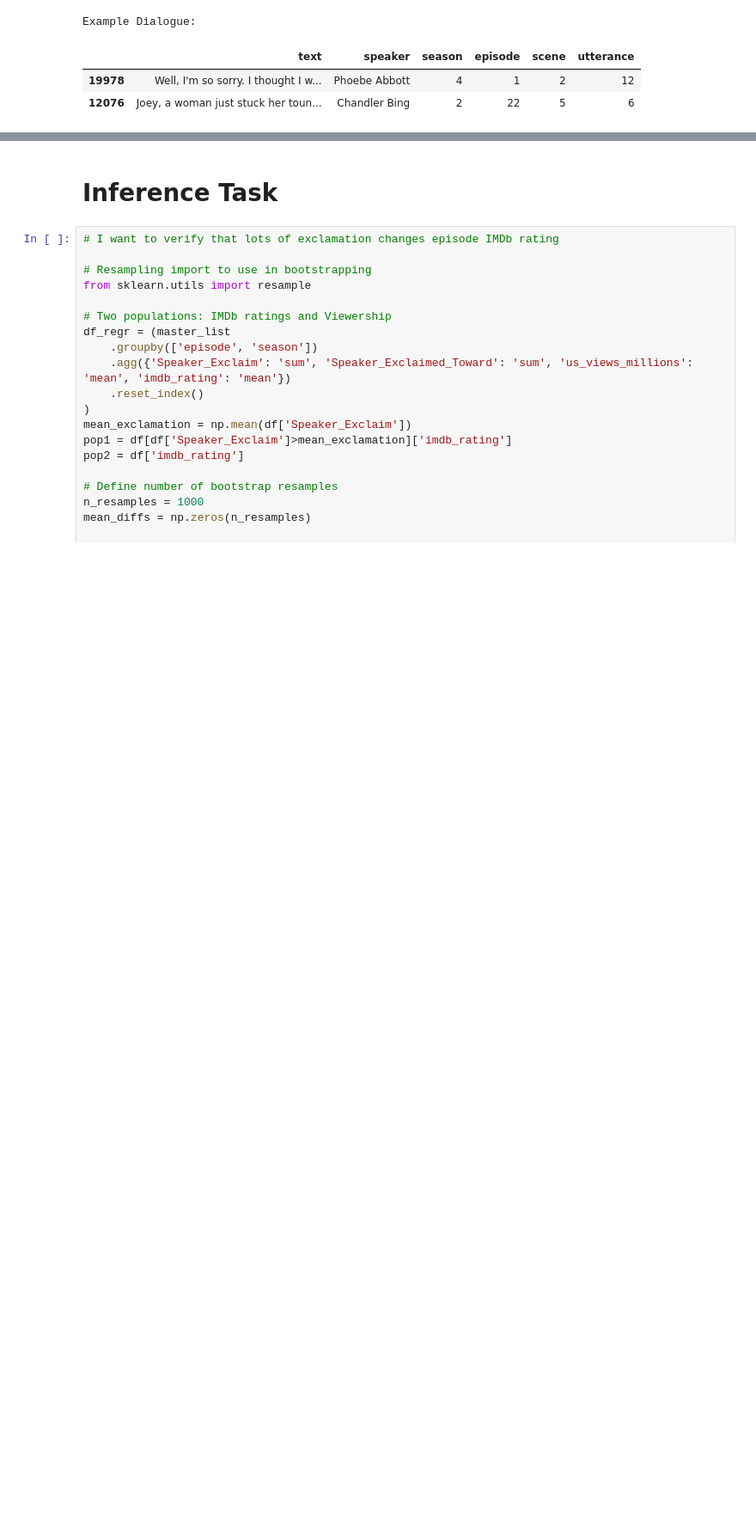
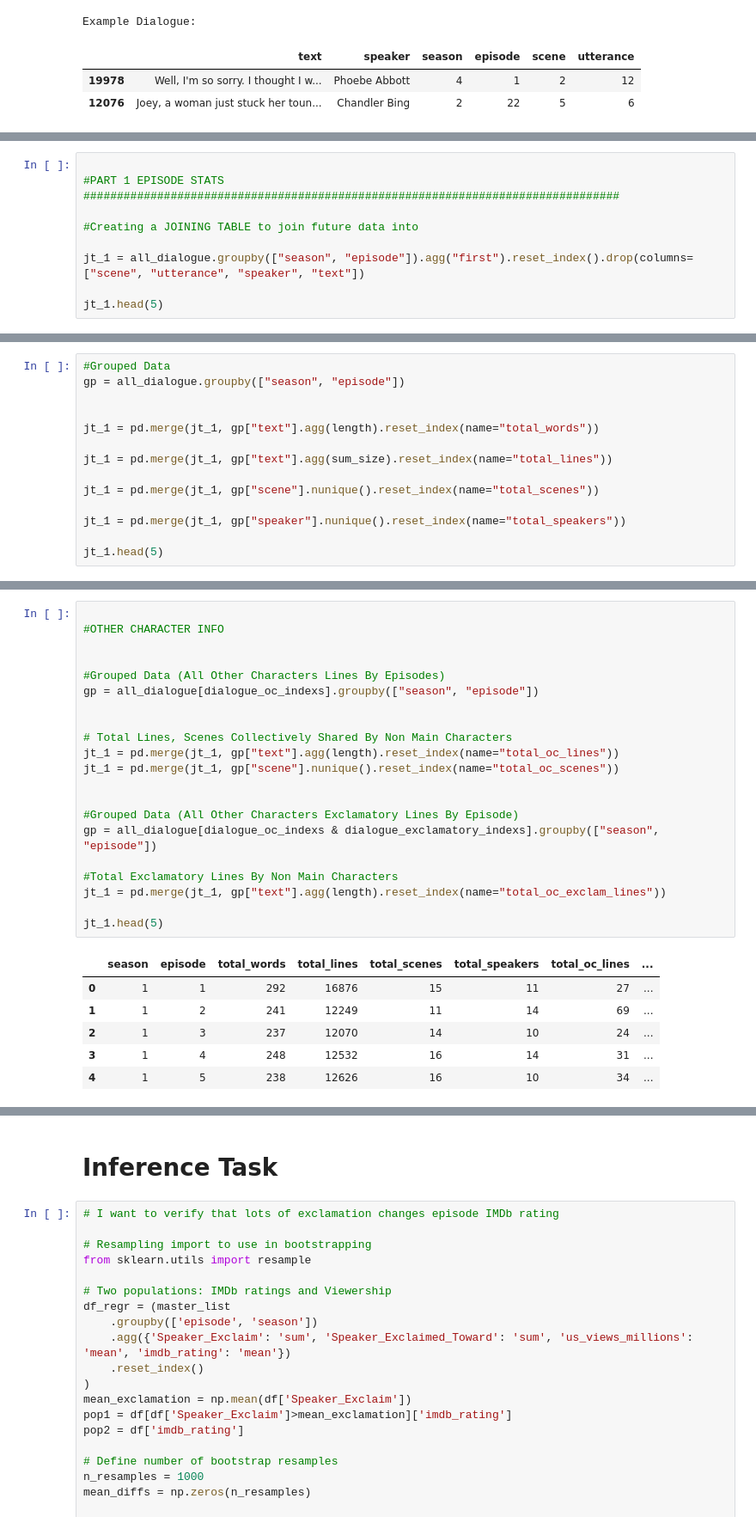
Before and after one commit to OMacgowan/episode_rating_predictor, a Jupyter notebook: main.ipynb, the cells around one changed output, grey strips where cells are left out. Shown at 86% size. Saved outputs shown, nothing was run; the diff lists cells and outputs as text; blank space fills up the shorter version.

```diff
--- a/main.ipynb
+++ b/main.ipynb
@@ -43,0 +73,10 @@ Example Episode:
+# %%
+
+#PART 1 EPISODE STATS
+################################################################################
+
+#Creating a JOINING TABLE to join future data into
+
+jt_1 = all_dialogue.groupby(["season", "episode"]).agg("first").reset_index().drop(columns=["scene", "utterance", "speaker", "text"])
+
+jt_1.head(5)
@@ -43,0 +90,14 @@ Example Episode:
+# %%
+#Grouped Data
+gp = all_dialogue.groupby(["season", "episode"])
+
+
+jt_1 = pd.merge(jt_1, gp["text"].agg(length).reset_index(name="total_words"))
+
+jt_1 = pd.merge(jt_1, gp["text"].agg(sum_size).reset_index(name="total_lines"))
+
+jt_1 = pd.merge(jt_1, gp["scene"].nunique().reset_index(name="total_scenes"))
+
+jt_1 = pd.merge(jt_1, gp["speaker"].nunique().reset_index(name="total_speakers"))
+
+jt_1.head(5)
@@ -43,0 +111,28 @@ Example Episode:
+# %%
+
+#OTHER CHARACTER INFO
+
+
+#Grouped Data (All Other Characters Lines By Episodes)
+gp = all_dialogue[dialogue_oc_indexs].groupby(["season", "episode"])
+
+
+# Total Lines, Scenes Collectively Shared By Non Main Characters
+jt_1 = pd.merge(jt_1, gp["text"].agg(length).reset_index(name="total_oc_lines"))
+jt_1 = pd.merge(jt_1, gp["scene"].nunique().reset_index(name="total_oc_scenes"))
+
+
+#Grouped Data (All Other Characters Exclamatory Lines By Episode)
+gp = all_dialogue[dialogue_oc_indexs & dialogue_exclamatory_indexs].groupby(["season", "episode"])
+
+#Total Exclamatory Lines By Non Main Characters
+jt_1 = pd.merge(jt_1, gp["text"].agg(length).reset_index(name="total_oc_exclam_lines"))
+
+jt_1.head(5)
+# %% [output]
+|  | season | episode | total_words | total_lines | total_scenes | total_speakers | total_oc_lines | ... |
+| 0 | 1 | 1 | 292 | 16876 | 15 | 11 | 27 | ... |
+| 1 | 1 | 2 | 241 | 12249 | 11 | 14 | 69 | ... |
+| 2 | 1 | 3 | 237 | 12070 | 14 | 10 | 24 | ... |
+| 3 | 1 | 4 | 248 | 12532 | 16 | 14 | 31 | ... |
+| 4 | 1 | 5 | 238 | 12626 | 16 | 10 | 34 | ... |
```
Also changed, not shown: parts of 9 cells of this notebook.
